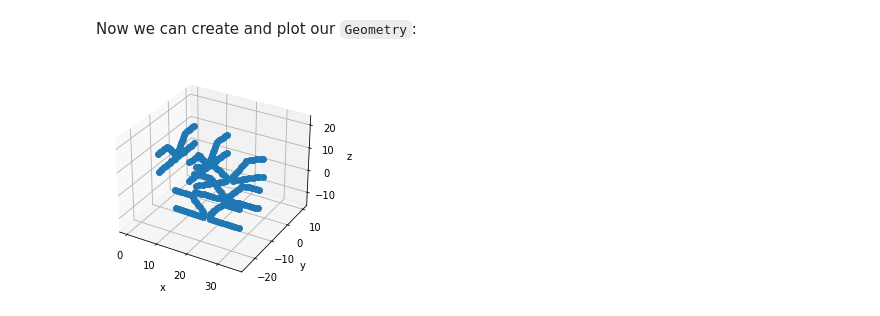
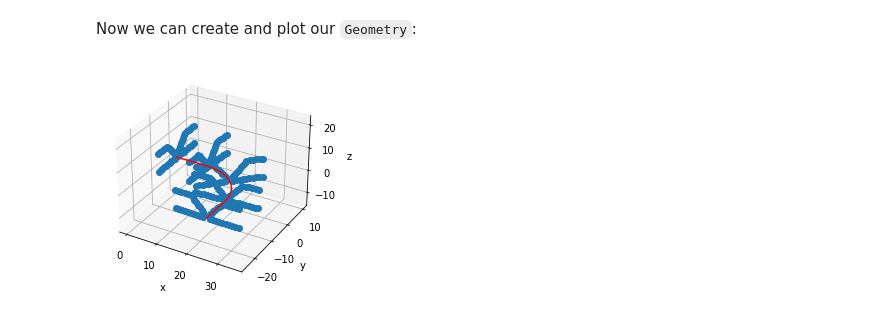
Before and after one commit to BAMWelDX/weldx, a Jupyter notebook: tutorials/geometry_02_geometry.ipynb, the cells around one changed output. Cells and saved outputs as stored; diff of their text form; code cells hidden in the pictures.

Commit message:
Add plot function to geometry class

```diff
--- a/tutorials/geometry_02_geometry.ipynb
+++ b/tutorials/geometry_02_geometry.ipynb
@@ -109,15 +109,9 @@ profile.plot()
 [figure]
 # %% [markdown]
 Now we can create and plot our `Geometry`:
-# %%
-geometry = Geometry(profile=profile, trace=trace)
-geometry_data = geometry.rasterize(1, 10)
-fig_geo = plt.figure()
-ax_geo = fig_geo.gca(projection="3d")
-ax_geo.plot(geometry_data[0], geometry_data[1], geometry_data[2], "o")
-ax_geo.set_xlabel("x")
-ax_geo.set_ylabel("y")
-ax_geo.set_zlabel("z")
-vs.set_axes_equal(ax_geo)
-# %% [output]
-[figure, removed]
+# %%
+geometry = Geometry(profile=profile, trace=trace)
+geometry.plot(profile_raster_width=1, trace_raster_width=10)
+trace.plot(raster_width=1, axes=plt.gca(), fmt="r-")
+# %% [output]
+[figure, added]
```
Also changed, not shown: 1 other file.
